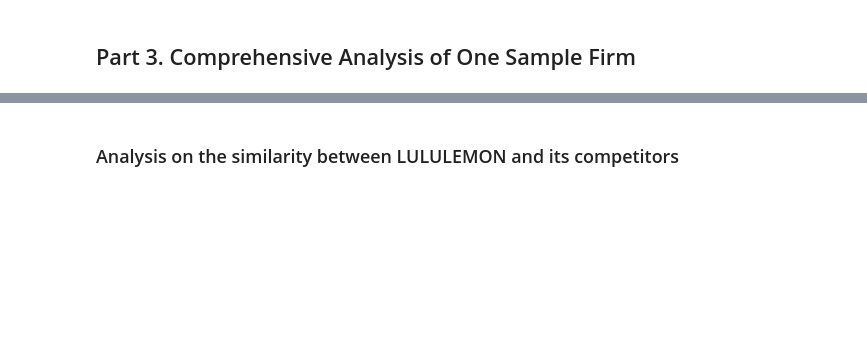
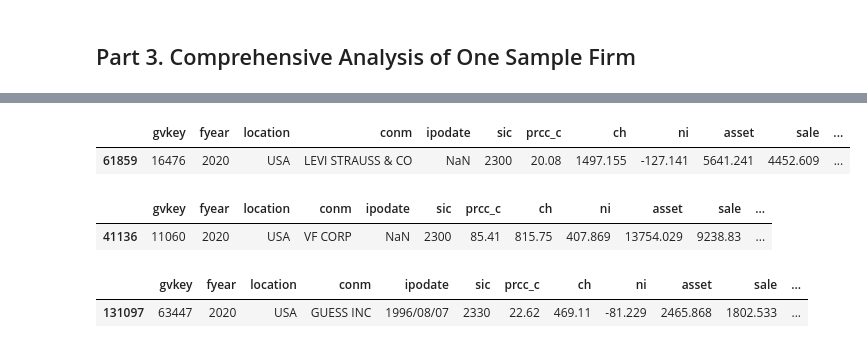
Before and after one commit to Aizenz/GroupProjectBAIT508, a Jupyter notebook: BAIT_508_Project_Industry_Analysis.ipynb, the cells around one changed output, grey strips where cells are left out. Saved outputs shown, nothing was run; the diff lists cells and outputs as text; code cells hidden in the pictures; blank space fills up the shorter version.

```diff
--- a/BAIT_508_Project_Industry_Analysis.ipynb
+++ b/BAIT_508_Project_Industry_Analysis.ipynb
@@ -363,2 +389,0 @@ d.most_similar(firm = 178015, topn = 5)
-# %% [markdown]
-### Analysis on the similarity between LULULEMON and its competitors
@@ -364,0 +394,21 @@ d.most_similar(firm = 178015, topn = 5)
+# %%
+# Record of LEVI STRAUSS & CO in 2020
+
+original_df[(original_df['gvkey'] == 16476) & (original_df['fyear'] == 2020)]
+# %% [output]
+|  | gvkey | fyear | location | conm | ipodate | sic | prcc_c | ch | ni | asset | sale | ... |
+| 61859 | 16476 | 2020 | USA | LEVI STRAUSS & CO | NaN | 2300 | 20.08 | 1497.155 | -127.141 | 5641.241 | 4452.609 | ... |
+# %%
+# Record of VF CORP in 2020
+
+original_df[(original_df['gvkey'] == 11060) & (original_df['fyear'] == 2020)]
+# %% [output]
+|  | gvkey | fyear | location | conm | ipodate | sic | prcc_c | ch | ni | asset | sale | ... |
+| 41136 | 11060 | 2020 | USA | VF CORP | NaN | 2300 | 85.41 | 815.75 | 407.869 | 13754.029 | 9238.83 | ... |
+# %%
+# Record of GUESS INC in 2020
+
+original_df[(original_df['gvkey'] == 63447) & (original_df['fyear'] == 2020)]
+# %% [output]
+|  | gvkey | fyear | location | conm | ipodate | sic | prcc_c | ch | ni | asset | sale | ... |
+| 131097 | 63447 | 2020 | USA | GUESS INC | 1996/08/07 | 2330 | 22.62 | 469.11 | -81.229 | 2465.868 | 1802.533 | ... |
```
Also changed, not shown: parts of 14 cells of this notebook, 1 other file.
